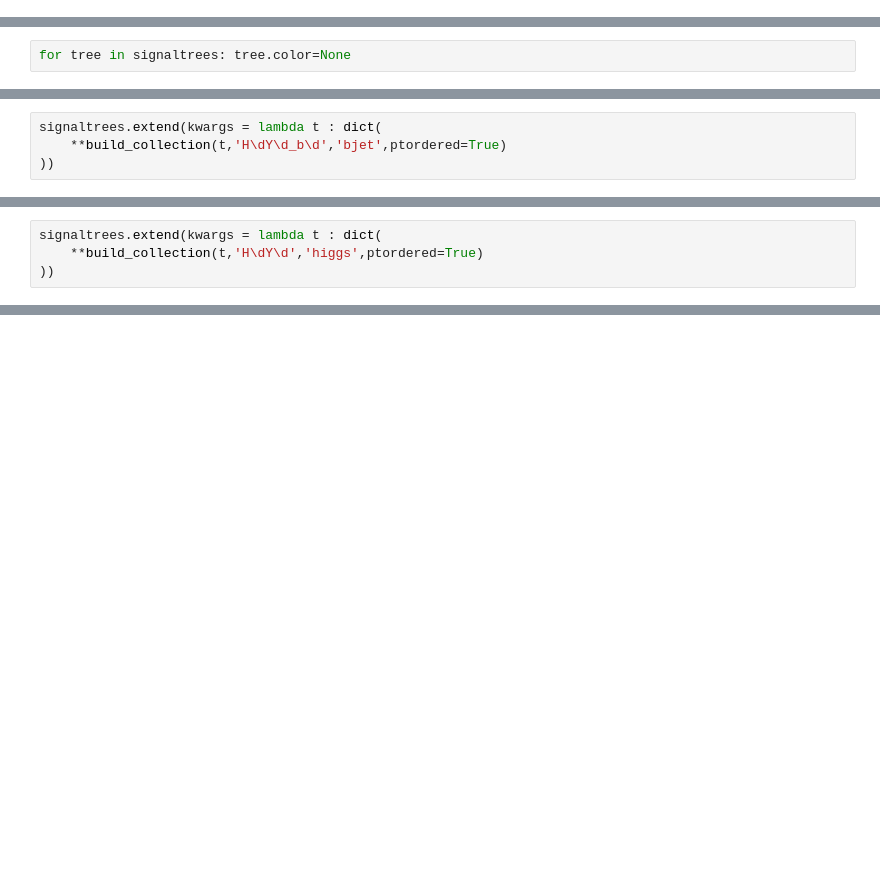
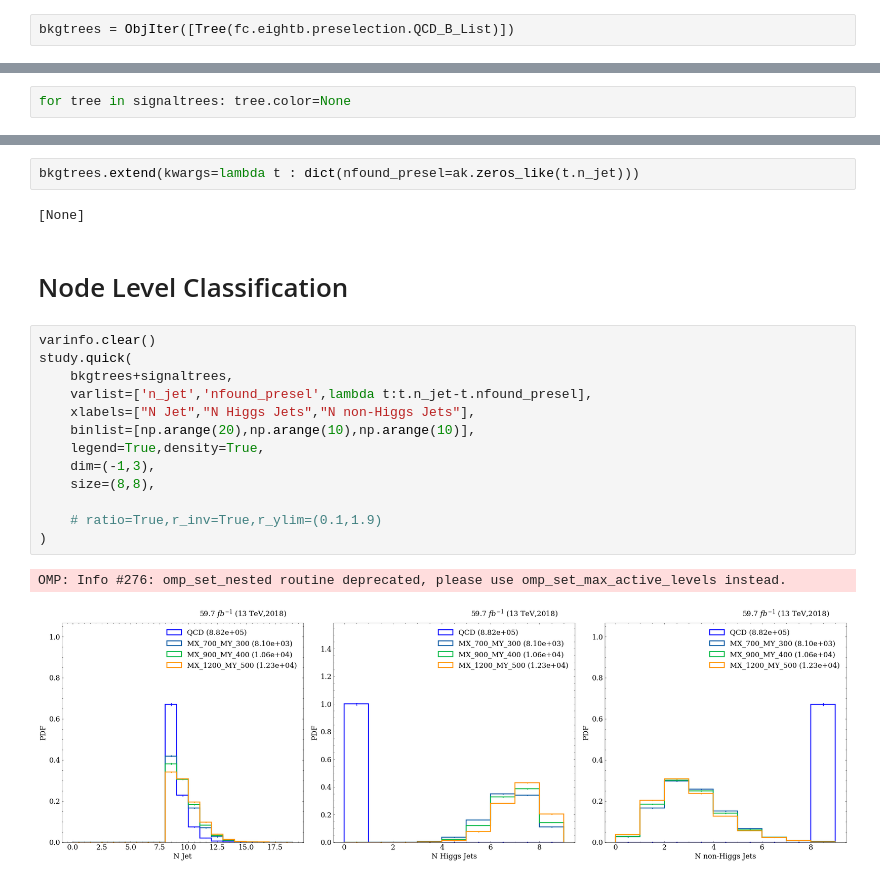
Before and after one commit to ekoenig4/analysis, a Jupyter notebook: jupyter/eightb/pairing_methods/graph_net/hyper_edge_gnn/check-golden.ipynb, the cells around one changed output, grey strips where cells are left out. Cells and saved outputs as stored; diff of their text form; blank space fills up the shorter version.

```diff
--- a/jupyter/eightb/pairing_methods/graph_net/hyper_edge_gnn/check-golden.ipynb
+++ b/jupyter/eightb/pairing_methods/graph_net/hyper_edge_gnn/check-golden.ipynb
@@ -30,2 +30,4 @@ model = gnn.modelMap['golden_hyper_edge'].load_from_checkpoint(
     ,dataset=template).to(device=gnn.config.device)
+# %%
+bkgtrees = ObjIter([Tree(fc.eightb.preselection.QCD_B_List)])
 # %%
@@ -239,4 +37,0 @@ higgs_itoj_metrics.get_wps()
-# %%
-signaltrees.extend(kwargs = lambda t : dict(
-    **build_collection(t,'H\dY\d_b\d','bjet',ptordered=True)
-))
@@ -245,4 +37,0 @@ signaltrees.extend(kwargs = lambda t : dict(
-# %%
-signaltrees.extend(kwargs = lambda t : dict(
-    **build_collection(t,'H\dY\d','higgs',ptordered=True)
-))
@@ -333,0 +233,22 @@ hist_multi([nfound_mass,nfound_gnn],ratio=True,cumulative=-1)
+# %%
+bkgtrees.extend(kwargs=lambda t : dict(nfound_presel=ak.zeros_like(t.n_jet)))
+# %% [output]
+[None]
+# %% [markdown]
+# Node Level Classification
+# %%
+varinfo.clear()
+study.quick(
+    bkgtrees+signaltrees,
+    varlist=['n_jet','nfound_presel',lambda t:t.n_jet-t.nfound_presel],
+    xlabels=["N Jet","N Higgs Jets","N non-Higgs Jets"],
+    binlist=[np.arange(20),np.arange(10),np.arange(10)],
+    legend=True,density=True,
+    dim=(-1,3),
+    size=(8,8),
+
+    # ratio=True,r_inv=True,r_ylim=(0.1,1.9)
+)
+# %% [output]
+OMP: Info #276: omp_set_nested routine deprecated, please use omp_set_max_active_levels instead.
+[figure, added]
```
Also changed, not shown: parts of 67 cells of this notebook, 4 other files.
